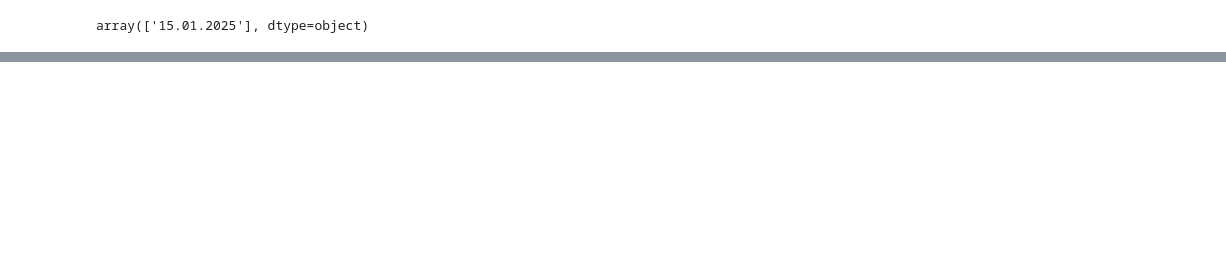
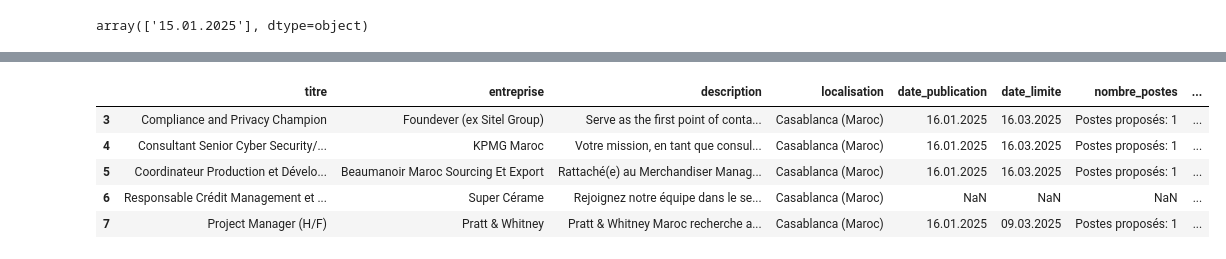
Before and after one commit to abdeladime2003/Job_Recommendation, a Jupyter notebook: tets1.ipynb, the cells around one changed output, grey strips where cells are left out. Saved outputs shown, nothing was run; the diff lists cells and outputs as text; code cells hidden in the pictures; blank space fills up the shorter version.

```diff
--- a/tets1.ipynb
+++ b/tets1.ipynb
@@ -182,0 +305,12 @@ array(['15.01.2025'], dtype=object)
+# %%
+import pandas as pd
+df = pd.read_csv(r"C:\Users\LENOVO\Desktop\project_job\scraping_rekrute_com\offres_rekrute.csv")
+# %%
+df.iloc[3:8,:]
+# %% [output]
+|  | titre | entreprise | description | localisation | date_publication | date_limite | nombre_postes | ... |
+| 3 | Compliance and Privacy Champion | Foundever (ex Sitel Group) | Serve as the first point of conta... | Casablanca (Maroc) | 16.01.2025 | 16.03.2025 | Postes proposés: 1 | ... |
+| 4 | Consultant Senior Cyber Security/... | KPMG Maroc | Votre mission, en tant que consul... | Casablanca (Maroc) | 16.01.2025 | 16.03.2025 | Postes proposés: 1 | ... |
+| 5 | Coordinateur Production et Dévelo... | Beaumanoir Maroc Sourcing Et Export | Rattaché(e) au Merchandiser Manag... | Casablanca (Maroc) | 16.01.2025 | 16.03.2025 | Postes proposés: 1 | ... |
+| 6 | Responsable Crédit Management et ... | Super Cérame | Rejoignez notre équipe dans le se... | Casablanca (Maroc) | NaN | NaN | NaN | ... |
+| 7 | Project Manager (H/F) | Pratt & Whitney | Pratt & Whitney Maroc recherche a... | Casablanca (Maroc) | 16.01.2025 | 09.03.2025 | Postes proposés: 1 | ... |
```
Also changed, not shown: parts of 18 cells of this notebook, 7 other files.
